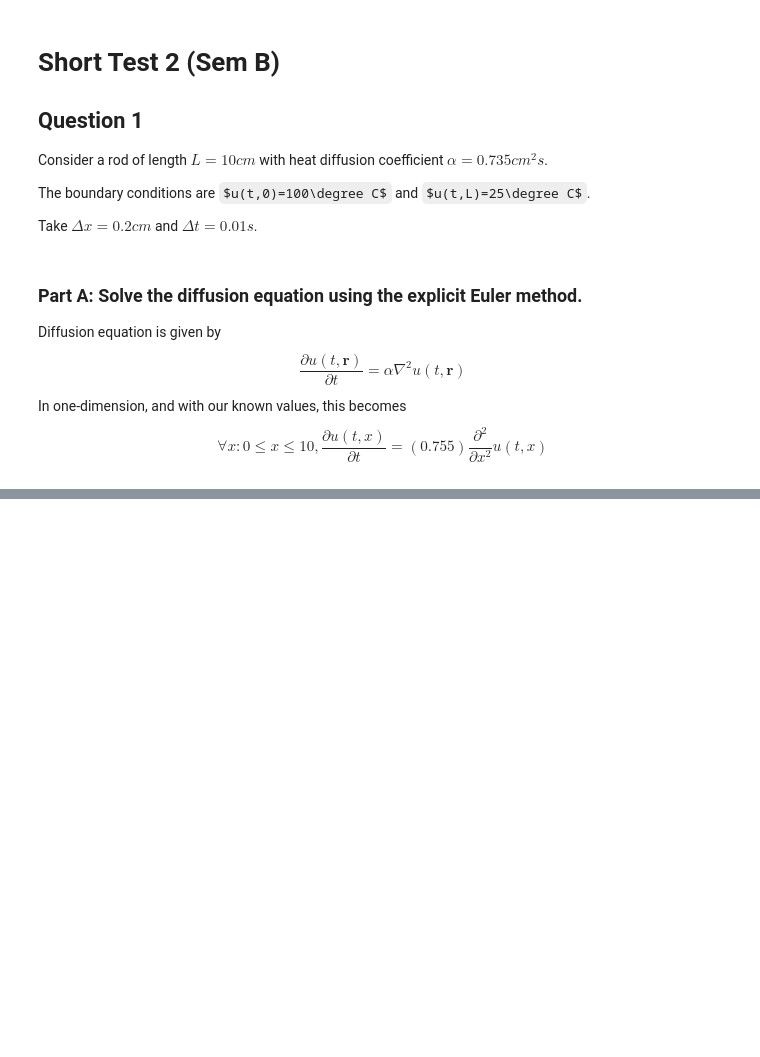
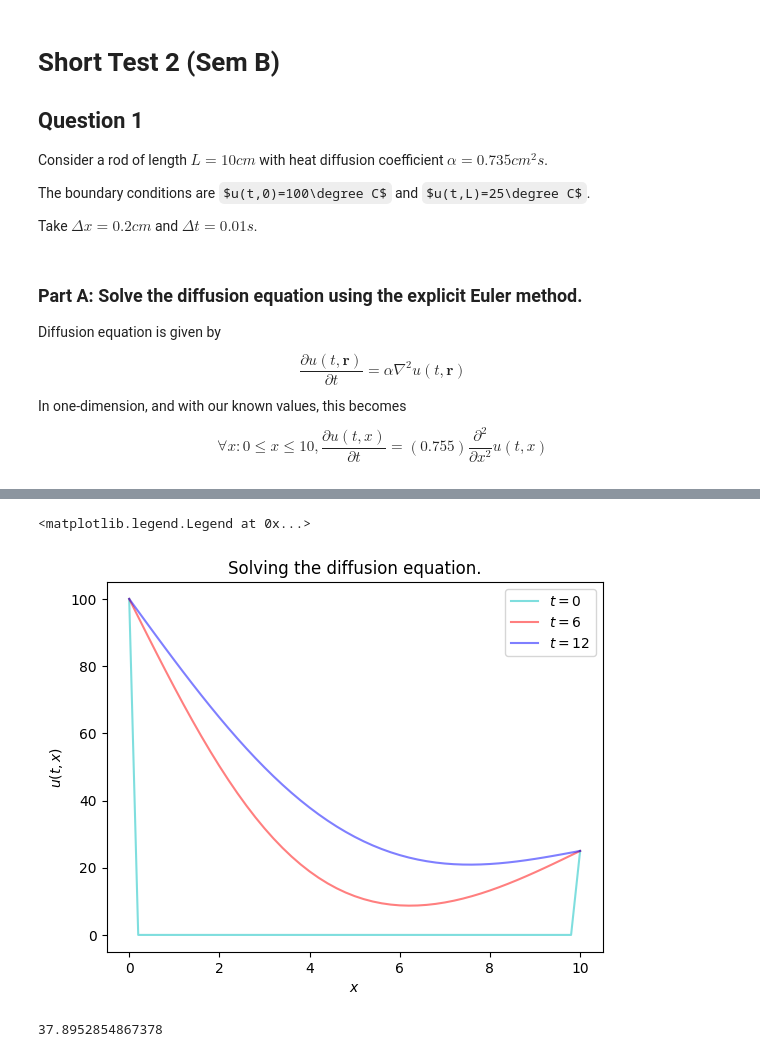
Before and after one commit to nashgabs/scaling-lamp, a Jupyter notebook: notebooks/sem_B.short_test2.ipynb, the cells around one changed output, grey strips where cells are left out. Drawn from its saved outputs; the diff is of its cells as text; code cells hidden in the pictures; some formulas as TeX source; blank space fills up the shorter version.

```diff
--- a/notebooks/sem_B.short_test2.ipynb
+++ b/notebooks/sem_B.short_test2.ipynb
@@ -94,0 +31,8 @@ ax.legend(loc="upper right")
+# %%
+# Number of spatial points
+nx=int(round(length/xstep))+1
+
+# Number of time points
+nt=int(round((time)/tstep))+1
+
+U = np.zeros((nt, nx)) # nt by nx array of zeros
@@ -94,0 +43,5 @@ ax.legend(loc="upper right")
+# %%
+'''BOUNDARY CONDITIONS'''
+for t in range(0,nt):
+    U[t,0] = 100    # @X=0, u=100
+    U[t,nx-1] = 25  # @X=L, u=25
@@ -94,0 +68,36 @@ ax.legend(loc="upper right")
+# %%
+'''NUMERICAL INTEGRATION'''
+def g():
+    return
+def forwardEuler(t,dt,u):
+    for n in range(t.shape[0]-1): # for each element in time-space
+        u[n+1]=u[n]+dt*g(t[n], u[n]) # forward euler method
+    return u
+
+for i in range(nt-1):
+    for n in range(1,nx-1):
+        U[i+1,n] = U[i,n+1]-2*(U[i,n])+U[i,n-1]
+        U[i+1,n] *= heatCoeff
+        U[i+1,n] *= (tstep)/pow(xstep,2)
+        U[i+1,n] += U[i,n]
+# %%
+'''PLOTTING'''
+fig, ax = plt.subplots()
+X = np.arange(0,51)
+Y0,Y6,Y12 = U[0][X], U[round(6/tstep)][X], U[round(12/tstep)][X]
+X = np.linspace(0,10,51)
+ax.plot(X, Y0, color="c", alpha=0.5, linestyle='-', label=r'$t=0$')
+ax.plot(X, Y6, color="r", alpha=0.5, linestyle='-', label=r'$t=6$')
+ax.plot(X, Y12, color="b", alpha=0.5, linestyle='-', label=r'$t=12$')
+#ax.plot(X1, Y1, color="C1", marker='x', linestyle='none', label='')
+ax.set_title('Solving the diffusion equation.')
+ax.set_xlabel(r'$x$')
+ax.set_ylabel(r'$u(t,x)$')
+ax.legend(loc="upper right")
+# %% [output]
+<matplotlib.legend.Legend at 0x...>
+[figure, added]
+# %%
+U[1200,20]
+# %% [output]
+37.8952854867378
```
Also changed, not shown: parts of 6 cells of this notebook.
